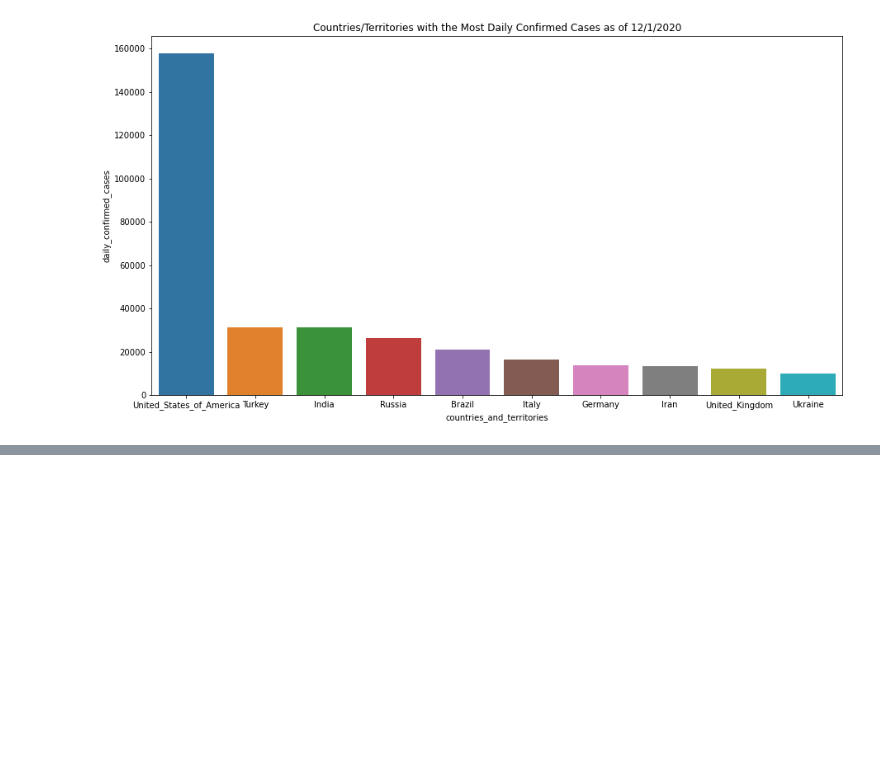
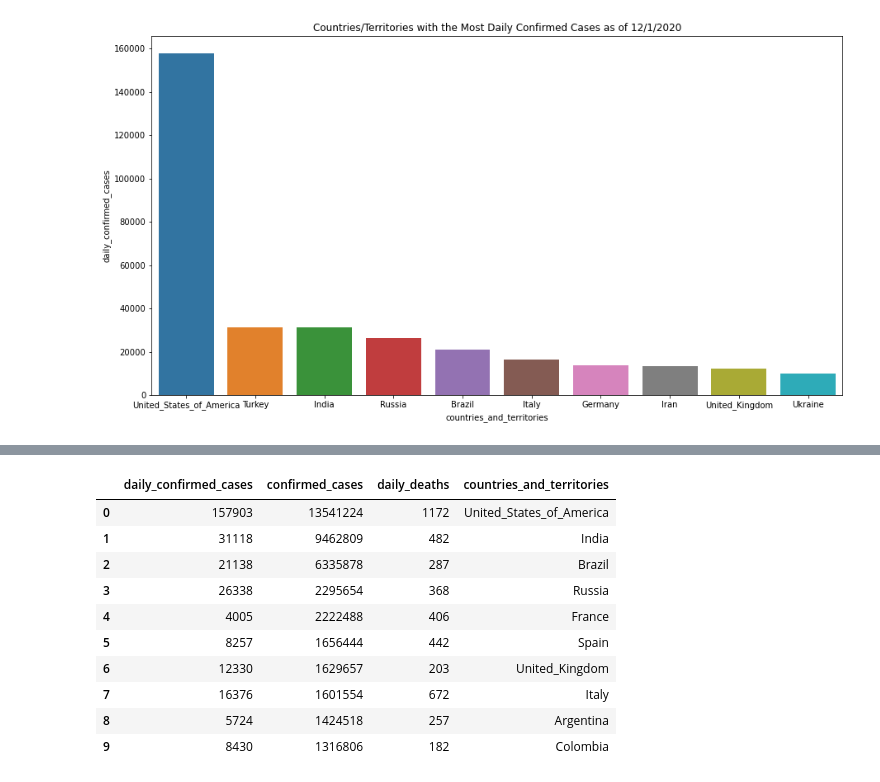
Before and after one commit to jordan-maulino/covid_data, a Jupyter notebook: covid_data.ipynb, the cells around one changed output, grey strips where cells are left out. Drawn from its saved outputs; the diff is of its cells as text; code cells hidden in the pictures; blank space fills up the shorter version.

```diff
--- a/covid_data.ipynb
+++ b/covid_data.ipynb
@@ -151,0 +167,14 @@ Text(0.5, 1.0, 'Countries/Territories with the Most Daily Confirmed Cases as of
+# %%
+cases_top10_total
+# %% [output]
+|  | daily_confirmed_cases | confirmed_cases | daily_deaths | countries_and_territories |
+| 0 | 157903 | 13541224 | 1172 | United_States_of_America |
+| 1 | 31118 | 9462809 | 482 | India |
+| 2 | 21138 | 6335878 | 287 | Brazil |
+| 3 | 26338 | 2295654 | 368 | Russia |
+| 4 | 4005 | 2222488 | 406 | France |
+| 5 | 8257 | 1656444 | 442 | Spain |
+| 6 | 12330 | 1629657 | 203 | United_Kingdom |
+| 7 | 16376 | 1601554 | 672 | Italy |
+| 8 | 5724 | 1424518 | 257 | Argentina |
+| 9 | 8430 | 1316806 | 182 | Colombia |
```
Also changed, not shown: parts of 5 cells of this notebook.
